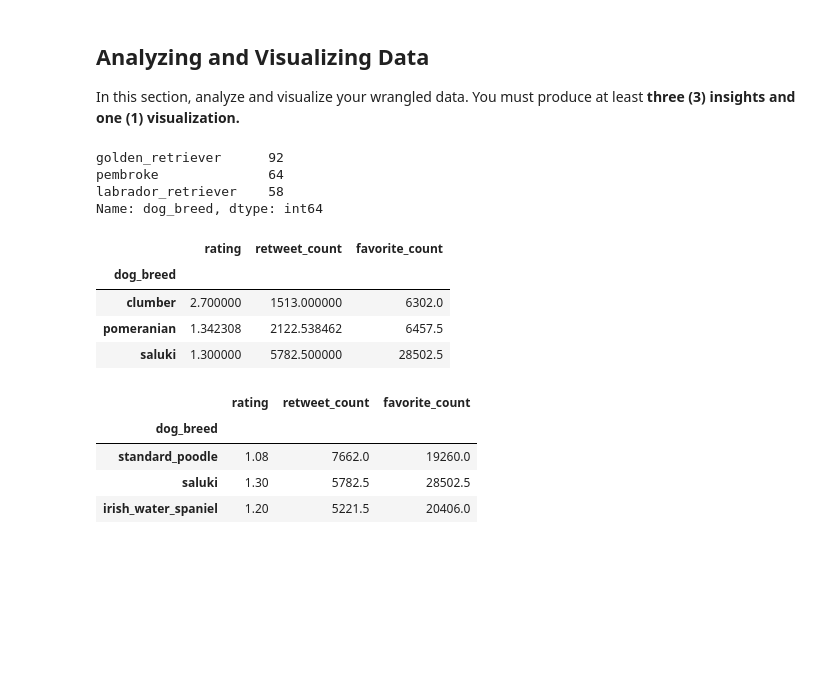
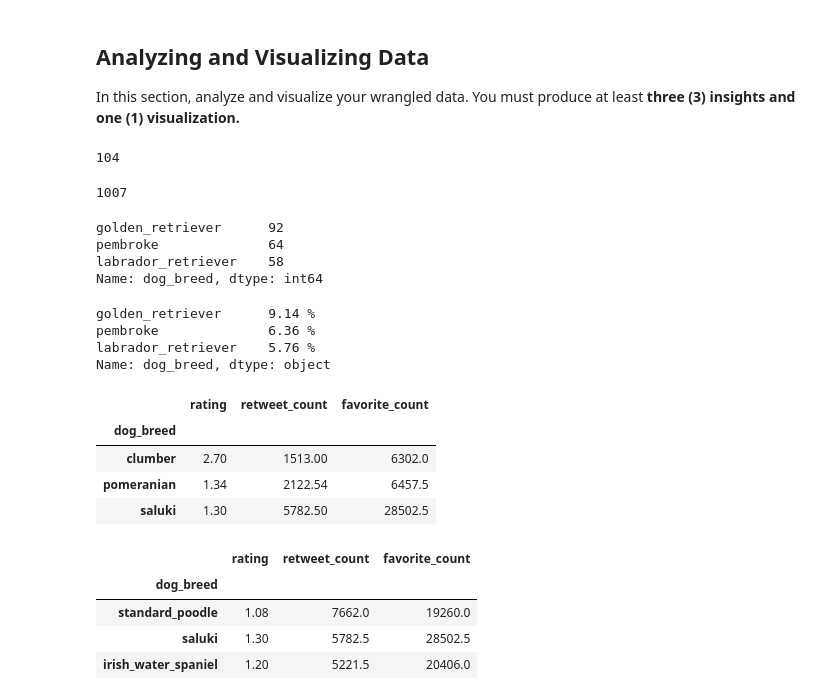
Before and after one commit to DavitLomadze/WeRateDogs, a Jupyter notebook: wrangle_act.ipynb, the cells around one changed output. Drawn from its saved outputs; the diff is of its cells as text; code cells hidden in the pictures; blank space fills up the shorter version.

```diff
--- a/wrangle_act.ipynb
+++ b/wrangle_act.ipynb
@@ -664,6 +664,16 @@ df_clean.to_csv("twitter_archive_master.csv", index=False)
 # %% [markdown]
 ## Analyzing and Visualizing Data
 In this section, analyze and visualize your wrangled data. You must produce at least **three (3) insights and one (1) visualization.**
+# %%
+# number of breeds
+df_clean.dog_breed.nunique()
+# %% [output]
+104
+# %%
+# total number of dogs
+df_clean.shape[0]
+# %% [output]
+1007
 # %%
 # Top 3 most common breeds
 df_clean.dog_breed.value_counts()[:3]
@@ -672,17 +682,25 @@ golden_retriever      92
 pembroke              64
 labrador_retriever    58
 Name: dog_breed, dtype: int64
+# %%
+# weight of top 3 breed
+(df_clean.dog_breed.value_counts()[:3] / df_clean.shape[0] * 100).round(2).astype('str') + ' %'
+# %% [output]
+golden_retriever      9.14 %
+pembroke              6.36 %
+labrador_retriever    5.76 %
+Name: dog_breed, dtype: object
 # %%
 # group dataframe by dog breeds
 group_by_breed_avg = df_clean.groupby('dog_breed').mean()
 # %%
 # Top 3 by rating
-group_by_breed_avg.nlargest(n=3, columns=['rating'])
+group_by_breed_avg.nlargest(n=3, columns=['rating']).round(2)
 # %% [output]
 |  | rating | retweet_count | favorite_count |
 | dog_breed |  |  |  |
-| clumber | 2.700000 | 1513.000000 | 6302.0 |
-| pomeranian | 1.342308 | 2122.538462 | 6457.5 |
-| saluki | 1.300000 | 5782.500000 | 28502.5 |
+| clumber | 2.70 | 1513.00 | 6302.0 |
+| pomeranian | 1.34 | 2122.54 | 6457.5 |
+| saluki | 1.30 | 5782.50 | 28502.5 |
 # %%
 # Top 3 by retweet
```
Also changed, not shown: parts of 8 cells of this notebook, 1 other file.
